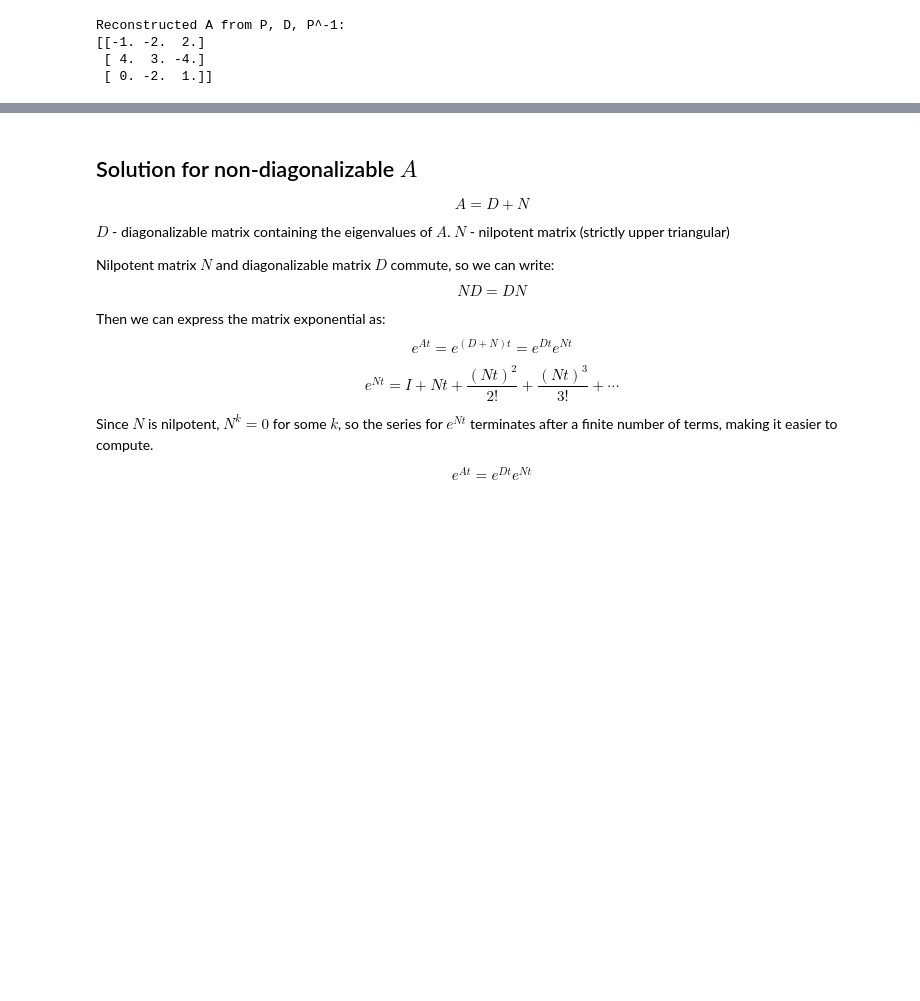
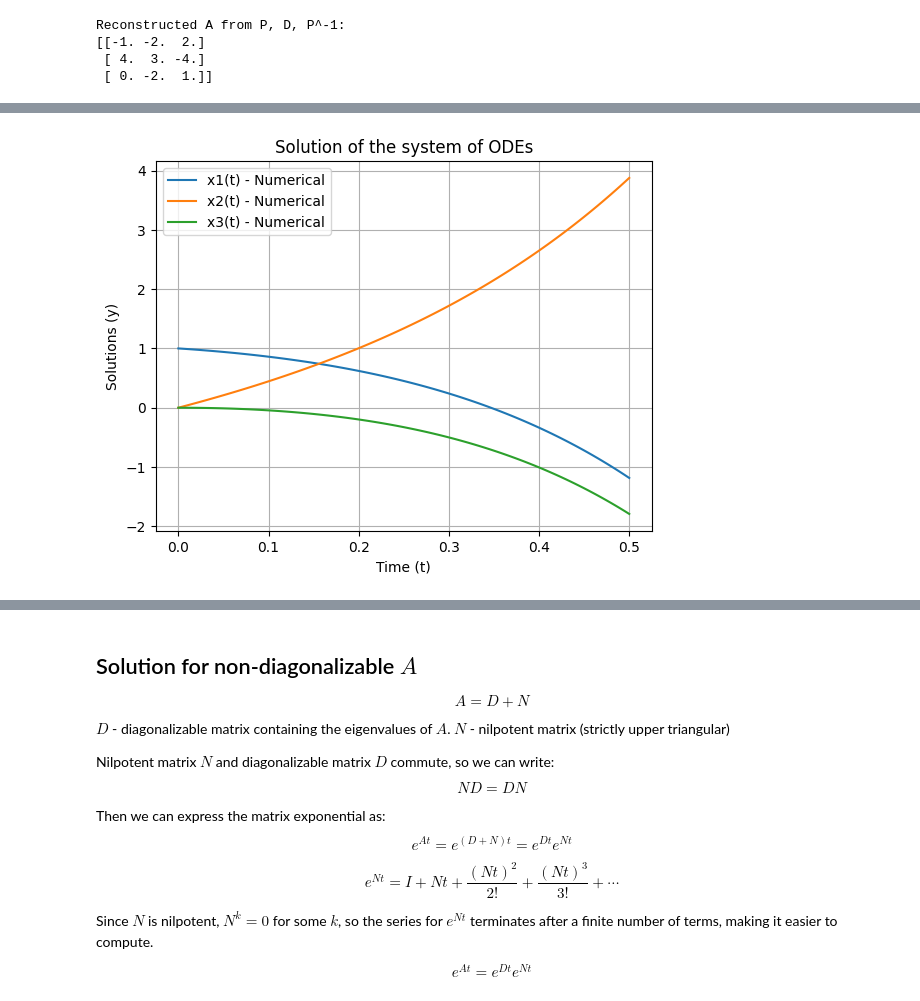
Before and after one commit to Vybornak2/ODE, a Jupyter notebook: src/t8_matrix_exponential.ipynb, the cells around one changed output, grey strips where cells are left out. Cells and saved outputs as stored; diff of their text form; code cells hidden in the pictures; blank space fills up the shorter version.

```diff
--- a/src/t8_matrix_exponential.ipynb
+++ b/src/t8_matrix_exponential.ipynb
@@ -118,0 +146,20 @@ $\displaystyle \left[\begin{matrix}2.0 e^{1.0 t} - 0.999999999999999 e^{3.0 t} &
+# %%
+def system(t: float, y: ArrayLike) -> NDArray:
+    return A @ y
+
+
+solution = solve_ivp(system, t_span, X0, t_eval=t_eval)
+
+plt.plot(solution.t, solution.y[0], label="x1(t) - Numerical")
+plt.plot(solution.t, solution.y[1], label="x2(t) - Numerical")
+plt.plot(solution.t, solution.y[2], label="x3(t) - Numerical")
+
+
+plt.title("Solution of the system of ODEs")
+
+plt.xlabel("Time (t)")
+plt.ylabel("Solutions (y)")
+plt.legend()
+plt.grid()
+# %% [output]
+[figure, added]
```
Also changed, not shown: parts of 6 cells of this notebook.
